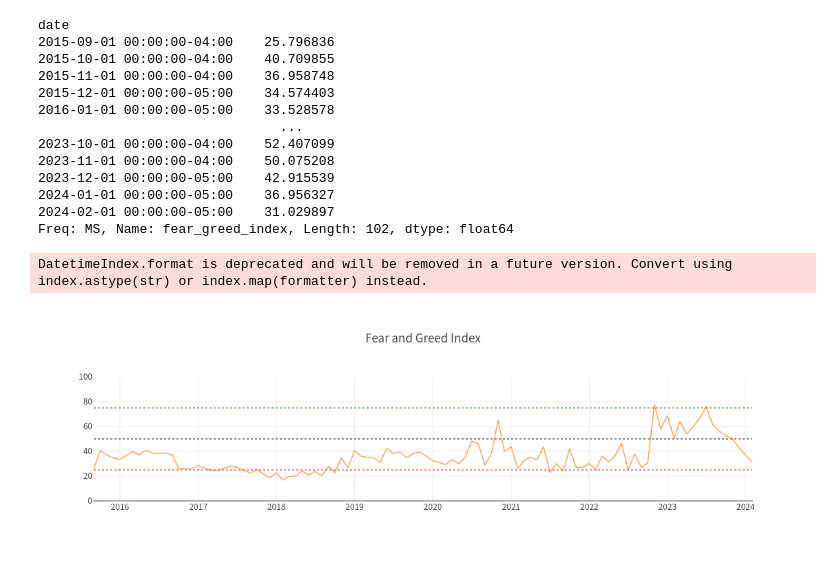
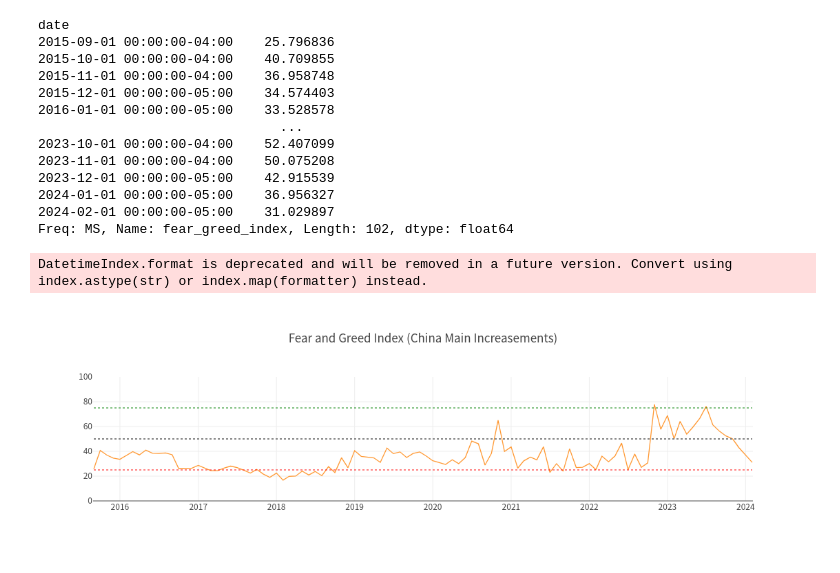
Before and after one commit to kaixindeken/china_indexation, a Jupyter notebook: increments_us.ipynb, the cells around one changed output. Drawn from its saved outputs; the diff is of its cells as text; code cells hidden in the pictures.

```diff
--- a/increments_us.ipynb
+++ b/increments_us.ipynb
@@ -270,32 +270,32 @@ layout = {
             'x1': fear_greed_index_data.index.max(),
             'y1': 50,  # 线的y值保持不变，因为这是一条水平线
             'line': {
                 'color': 'gray',
                 'width': 2,
                 'dash': 'dot',  # 线的样式（实线、虚线等）
             },
         },
         {
             'type': 'line',
             'x0': fear_greed_index_data.index.min(),
             'y0': 25,  # 指定线的y值
             'x1': fear_greed_index_data.index.max(),
             'y1': 25,  # 线的y值保持不变，因为这是一条水平线
             'line': {
                 'color': 'red',
                 'width': 1,
                 'dash': 'dot',  # 线的样式（实线、虚线等）
             },
         }
     ],
     'yaxis': {
         'range': [0, 100]  # 设置y轴的最小值和最大值
     },
     'y0': 50,  # 指定线的y值
-    'title': 'Fear and Greed Index'
+    'title': 'Fear and Greed Index (China Main Increasements)'
 }
 
 fear_greed_index_data['fear_greed_index'].iplot(kind='line', layout=layout)
 # %% [output]
 DatetimeIndex.format is deprecated and will be removed in a future version. Convert using index.astype(str) or index.map(formatter) instead.
-[figure, old version]
+[figure, new version]
```
Also changed, not shown: parts of 2 cells of this notebook, 6 other files.
